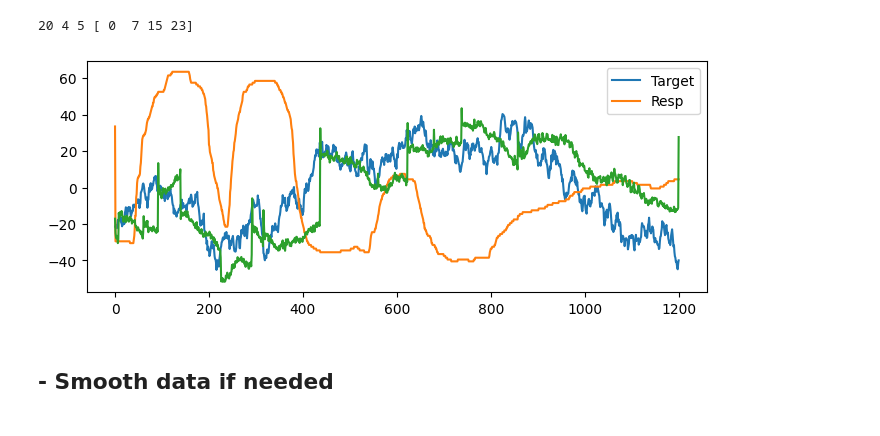
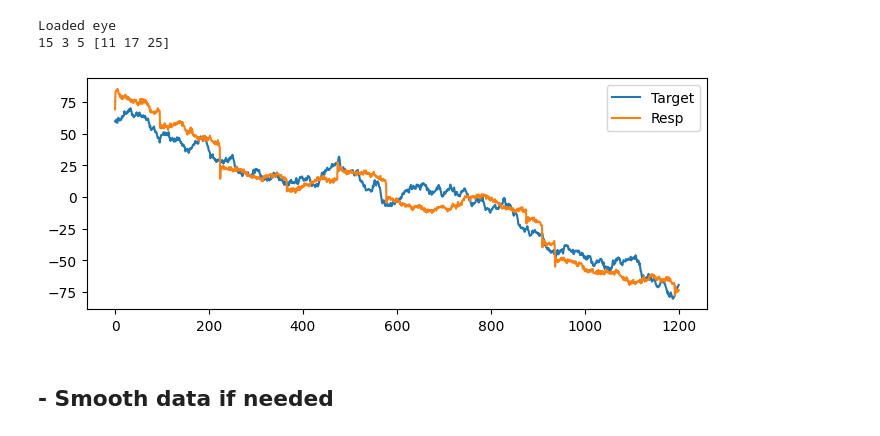
Before and after one commit to omeryildiran/Guido-Pascal-Omer-continuous-psychophysics, a Jupyter notebook: avg_ccg_plots_forEachParticip.ipynb, the cells around one changed output. Drawn from its saved outputs; the diff is of its cells as text; code cells hidden in the pictures.

```diff
--- a/avg_ccg_plots_forEachParticip.ipynb
+++ b/avg_ccg_plots_forEachParticip.ipynb
@@ -13,9 +13,10 @@ def load_and_process_data(directory_path, part_of_file_name):
 
     # load the .mat file
     mat_contents = sio.loadmat(fileIs)
+    print(f"Loaded {fileIs.split('_')[2]}")
     # extract the necessary data
     sigma, eyeResp, target = mat_contents['sigma'], mat_contents['eyeX'], mat_contents['blob_x']
-    mouseResp = mat_contents['mouse_x'] if fileIs.split('_')[1] == "both" else None
+    mouseResp = mat_contents['mouse_x'] if fileIs.split('_')[2] == "both" else None
     if mouseResp is not None:
         mouseResp = mouseResp - np.mean(mouseResp, axis=1, keepdims=True)
     eyeResp = eyeResp - np.mean(eyeResp, axis=1, keepdims=True)
@@ -26,16 +27,11 @@ def load_and_process_data(directory_path, part_of_file_name):
     nSigma = (nTrial - 1) // 5 + 1
     nTrialPerSigma = nTrial // nSigma
     blob_widths = np.unique(sigma.flatten())
-    if nTrial>15:
-        sigma=np.array(list(list(np.repeat(0,5))+list(sigma[0][5:])))
-    else:
-        sigma=np.array(list(sigma[0]))
 
-
+    sigma = sigma.flatten()
     return fileIs,sigma, eyeResp, target, mouseResp, nTrial, nSigma, nTrialPerSigma, blob_widths
 
-
-fileIs,sigma, eyeResp, target, mouseResp = load_and_process_data("data", "p4")[:5]
+fileIs,sigma, eyeResp, target, mouseResp = load_and_process_data("data_eye", "p8_eye_continous_psych_2024")[:5]
 blob_widths = np.unique(sigma.flatten())
 # calculate the number of trials
 nTrial = len(sigma.flatten())
@@ -43,18 +39,20 @@ nSigma = (nTrial - 1) // 5 + 1
 nTrialPerSigma = nTrial // nSigma
 respMode='eyeResp'
 print(nTrial, nSigma, nTrialPerSigma, blob_widths)
+#mouseResp.shape
 # %% [output]
-20 4 5 [ 0  7 15 23]
+Loaded eye
+15 3 5 [11 17 25]
 # %%
 trialNum=2
 plt.figure(figsize=(8,3))
 plt.plot(target[trialNum,:])
-plt.plot(mouseResp[trialNum,:])
+#plt.plot(mouseResp[trialNum,:])
 plt.plot(eyeResp[trialNum,:])
 plt.legend(['Target','Resp'])
 plt.show()
 # %% [output]
-[figure, old version]
+[figure, new version]
 # %% [markdown]
 ## - Smooth data if needed
 # %%
```
Also changed, not shown: parts of 10 cells of this notebook.
